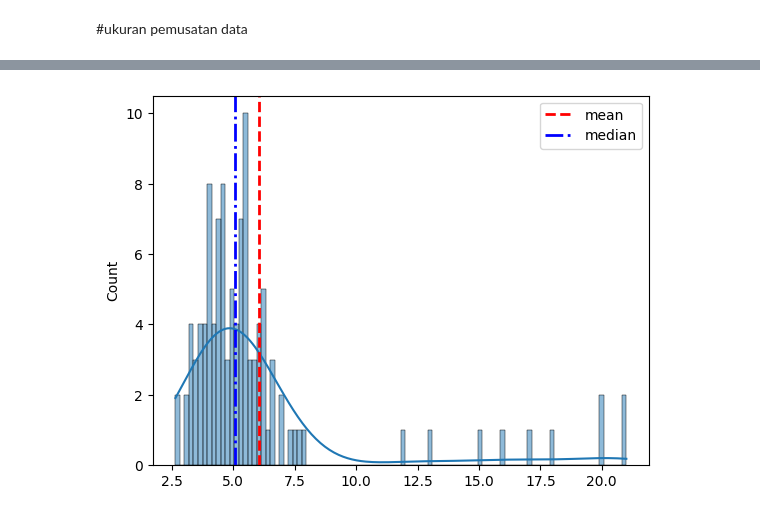
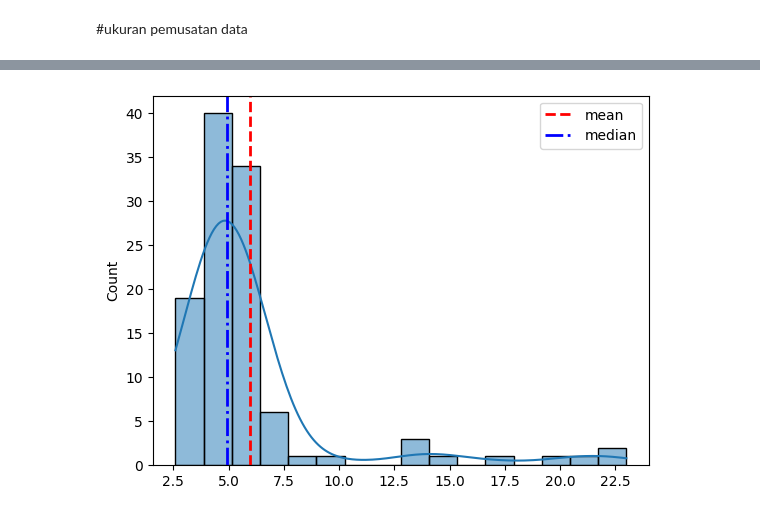
Before and after one commit to anggarisaputra23/assignmentop, a Jupyter notebook: UT.ipynb, the cells around one changed output, grey strips where cells are left out. Cells and saved outputs as stored; diff of their text form; code cells hidden in the pictures.

```diff
--- a/UT.ipynb
+++ b/UT.ipynb
@@ -9,6 +12,7 @@ stddev=1
 size=100
 upper_limit=10
 lower_limit=1
+bins=round(1+(3.3*(math.log(size))))
 
 rand=np.random.normal(mean, stddev, size)
 # %%
@@ -34,2 +94,2 @@ ada 2 orang dengan perekonomian mencolok
 # %%
-rand=np.append(rand,[12,13,15,16,17,20,21,18,20,21])
+rand=np.append(rand,[10,13,15,17,14,23,21,22,20,14])
@@ -39,0 +113,13 @@ rand_mode=statistics.mode(rand)
+# %%
+#ukuran pemusatan
+rand_meanex=np.mean(rand)
+rand_medianex=np.median(rand)
+rand_modeex=statistics.mode(rand)
+q1ex=stats.scoreatpercentile(rand, 25)
+q2ex=stats.scoreatpercentile(rand, 25)
+q3ex=stats.scoreatpercentile(rand, 25)
+
+#ukuran penyebarab
+variansex=np.var(rand)
+std_devex=np.std(rand)
+koefisien_variansex=(std_devex/rand_meanex)*100
@@ -40,8 +151,8 @@ rand_mode=statistics.mode(rand)
 # %%
-sns.histplot(data=rand, bins=100, kde=True)
-plt.axvline(x=rand_mean, color='red', linestyle='--', label='mean', linewidth=2)
-plt.axvline(x=rand_median, color='blue', linestyle='dashdot', label='median', linewidth=2)
+sns.histplot(data=rand, bins=bins, kde=True)
+plt.axvline(x=rand_meanex, color='red', linestyle='--', label='mean', linewidth=2)
+plt.axvline(x=rand_medianex, color='blue', linestyle='dashdot', label='median', linewidth=2)
 plt.legend()
 plt.show()
 # %% [output]
-[figure, old version]
+[figure, new version]
```
Also changed, not shown: parts of 10 cells of this notebook.
